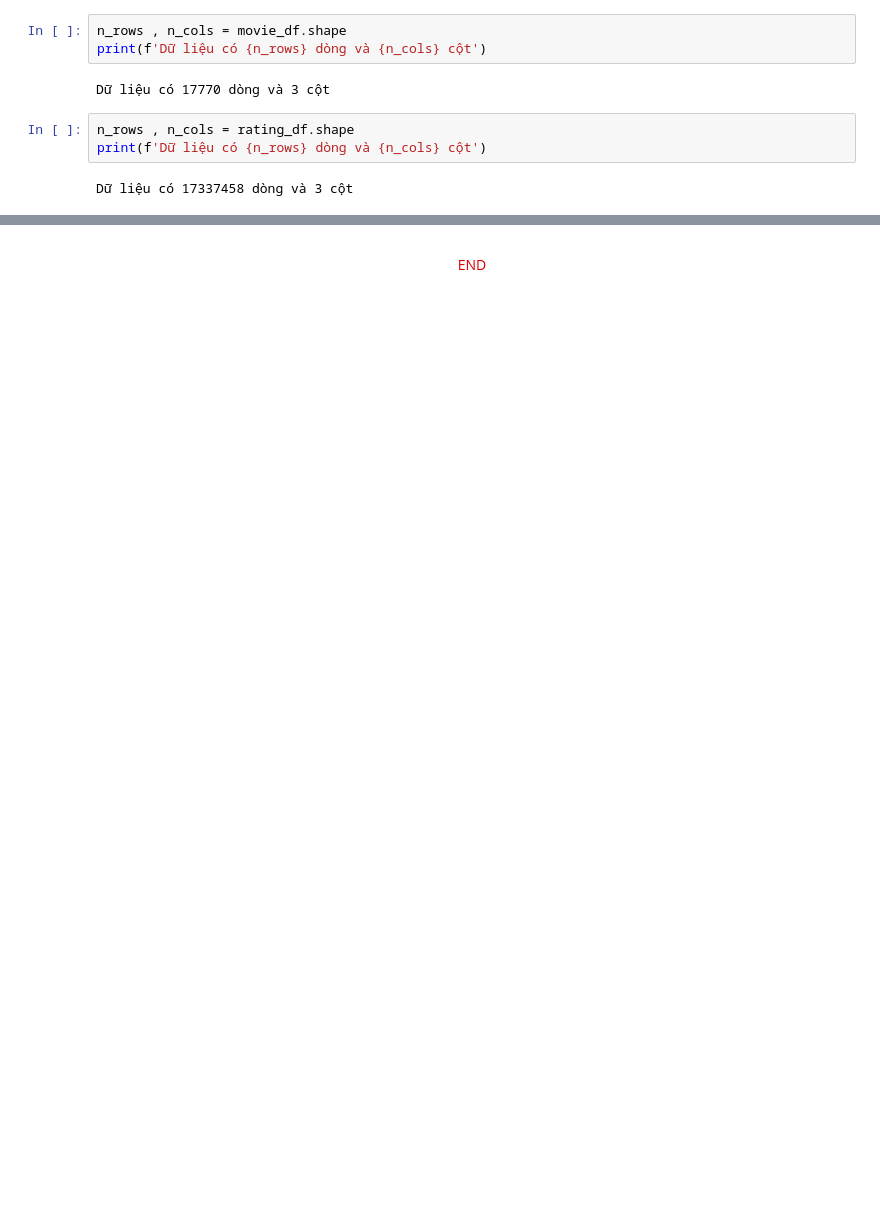
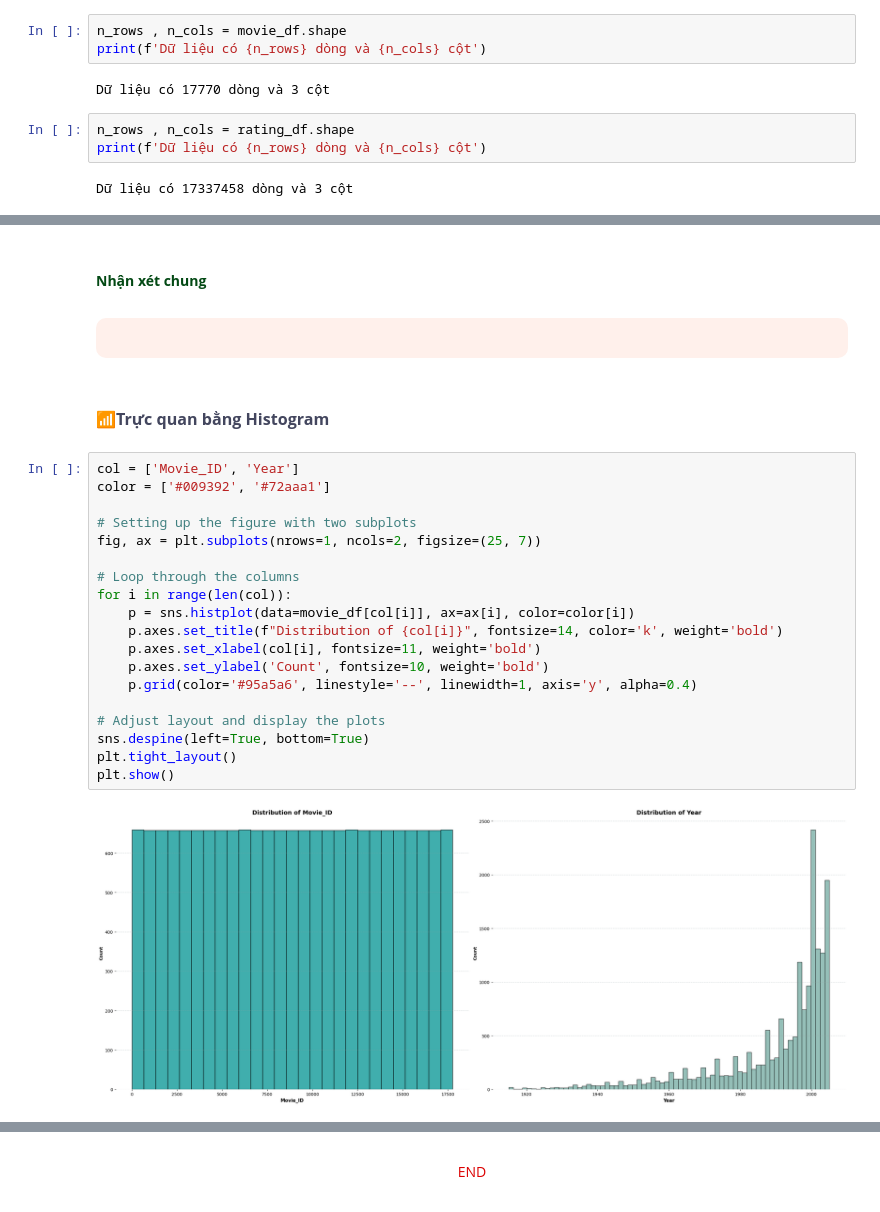
Before and after one commit to kolee1902/Data_Visualization_Lab02-Netflix, a Jupyter notebook: source/21127104_21127129.ipynb, the cells around one changed output, grey strips where cells are left out. Cells and saved outputs as stored; diff of their text form; blank space fills up the shorter version.

```diff
--- a/source/21127104_21127129.ipynb
+++ b/source/21127104_21127129.ipynb
@@ -128,0 +272,27 @@ Dữ liệu có 17337458 dòng và 3 cột
+# %% [markdown]
+<h2 style="color:#034914 ;font-size: 1em "><b> Nhận xét chung
+# %% [markdown]
+<div style="border-radius: 10px; border: 5px solid transparent; padding: 15px; background-color: #FFF0EB; font-size: 110%; text-align: left; color: black;">
+# %% [markdown]
+<h2 style="color:#43465e ;font-size: 1.15em "><b> 📶Trực quan bằng Histogram </b></h>
+# %%
+col = ['Movie_ID', 'Year']
+color = ['#009392', '#72aaa1']
+
+# Setting up the figure with two subplots
+fig, ax = plt.subplots(nrows=1, ncols=2, figsize=(25, 7))
+
+# Loop through the columns
+for i in range(len(col)):
+    p = sns.histplot(data=movie_df[col[i]], ax=ax[i], color=color[i])
+    p.axes.set_title(f"Distribution of {col[i]}", fontsize=14, color='k', weight='bold')
+    p.axes.set_xlabel(col[i], fontsize=11, weight='bold')
+    p.axes.set_ylabel('Count', fontsize=10, weight='bold')
+    p.grid(color='#95a5a6', linestyle='--', linewidth=1, axis='y', alpha=0.4)
+
+# Adjust layout and display the plots
+sns.despine(left=True, bottom=True)
+plt.tight_layout()
+plt.show()
+# %% [output]
+[figure, added]
```
Also changed, not shown: parts of 33 cells of this notebook.
